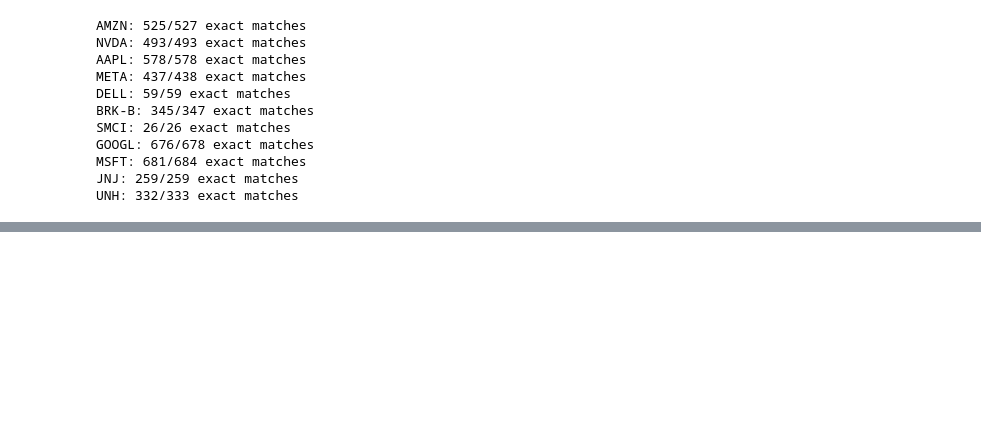
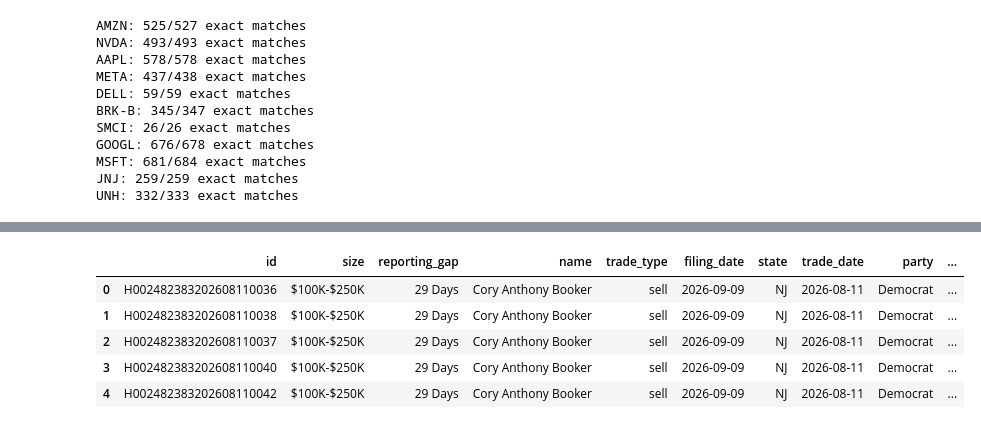
Before and after one commit to brinzeroseven/PolTrader, a Jupyter notebook: notebooks/ExploringData.ipynb, the cells around one changed output, grey strips where cells are left out. Drawn from its saved outputs; the diff is of its cells as text; code cells hidden in the pictures; blank space fills up the shorter version.

Commit message:
Analysing returns of ~4400 returns

```diff
--- a/notebooks/ExploringData.ipynb
+++ b/notebooks/ExploringData.ipynb
@@ -119,3 +115,34 @@ GOOGL: 676/678 exact matches
 MSFT: 681/684 exact matches
 JNJ: 259/259 exact matches
 UNH: 332/333 exact matches
+# %%
+def get_trade_prices(row):
+    ticker = row["ticker"]
+    trade_date = row["trade_date"]
+
+    stock = stock_data[ticker]
+
+    # Close is currently a DataFrame because of yfinance
+    close = stock["Close"][ticker]
+
+    # Find first trading day >= trade_date
+    idx = stock.index.searchsorted(trade_date)
+
+    if idx + 30 >= len(stock):
+        return pd.Series({
+            "price_date": pd.NaT,
+            "Close_Trade": pd.NA,
+            "Close_1D": pd.NA,
+            "Close_5D": pd.NA,
+            "Close_10D": pd.NA,
+            "Close_30D": pd.NA
+        })
+
+    return pd.Series({
+        "price_date": stock.index[idx],
+        "Close_Trade": close.iloc[idx],
+        "Close_1D": close.iloc[idx + 1],
+        "Close_5D": close.iloc[idx + 5],
+        "Close_10D": close.iloc[idx + 10],
+        "Close_30D": close.iloc[idx + 30]
+    })
@@ -121,0 +186,3 @@ UNH: 332/333 exact matches
+# %%
+## Will ignore those 9 data points (30 days have not passed since they were filed)
+trades_df = trades_df.dropna(subset=["Close_Trade"])
@@ -121,0 +214,9 @@ UNH: 332/333 exact matches
+# %%
+trades_df.head()
+# %% [output]
+|  | id | size | reporting_gap | name | trade_type | filing_date | state | trade_date | party | ... |
+| 0 | H002482383202608110036 | $100K-$250K | 29 Days | Cory Anthony Booker | sell | 2026-09-09 | NJ | 2026-08-11 | Democrat | ... |
+| 1 | H002482383202608110038 | $100K-$250K | 29 Days | Cory Anthony Booker | sell | 2026-09-09 | NJ | 2026-08-11 | Democrat | ... |
+| 2 | H002482383202608110037 | $100K-$250K | 29 Days | Cory Anthony Booker | sell | 2026-09-09 | NJ | 2026-08-11 | Democrat | ... |
+| 3 | H002482383202608110040 | $100K-$250K | 29 Days | Cory Anthony Booker | sell | 2026-09-09 | NJ | 2026-08-11 | Democrat | ... |
+| 4 | H002482383202608110042 | $100K-$250K | 29 Days | Cory Anthony Booker | sell | 2026-09-09 | NJ | 2026-08-11 | Democrat | ... |
```
Also changed, not shown: parts of 17 cells of this notebook.
